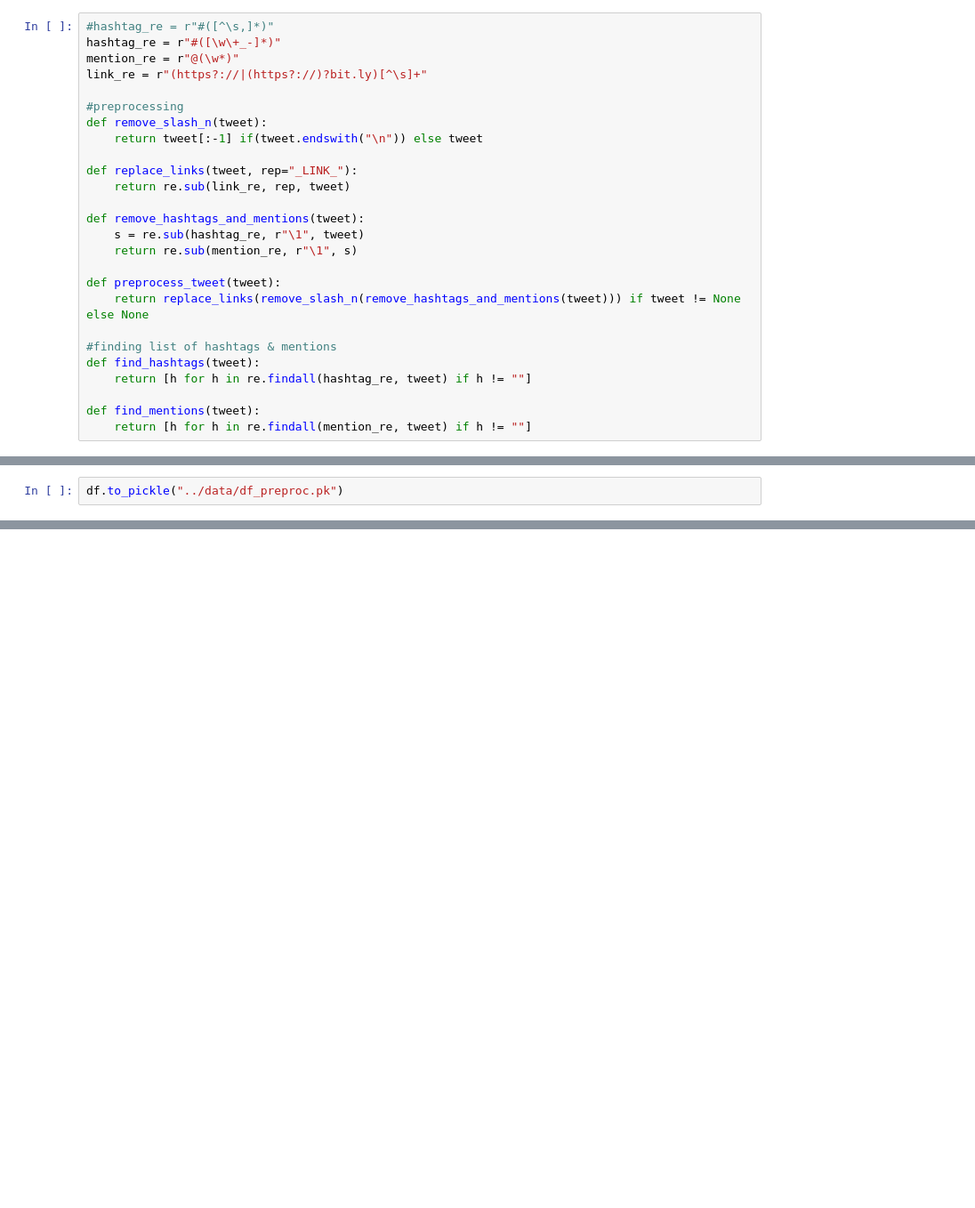
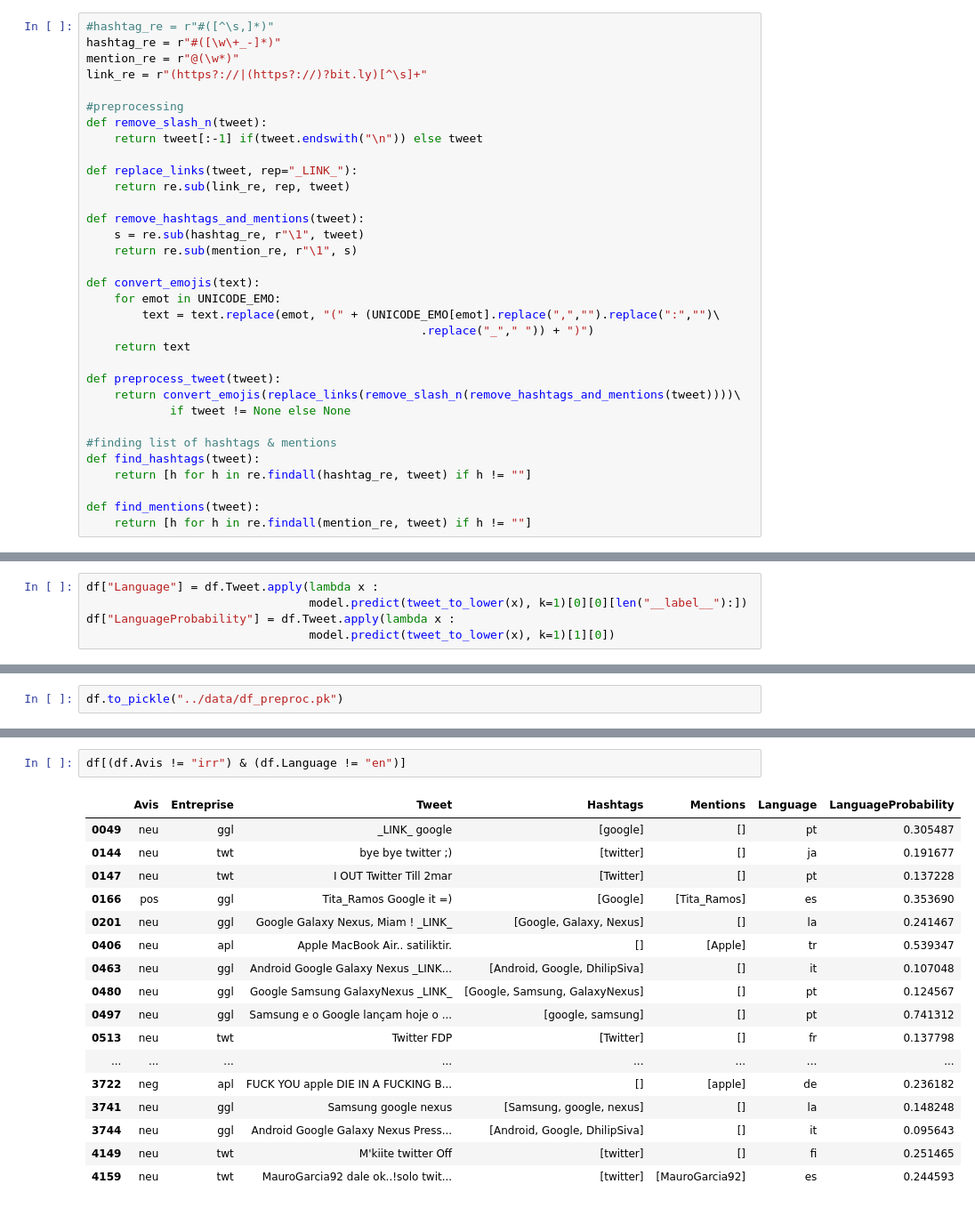
Before and after one commit to al-one-zero/extraction, a Jupyter notebook: notebooks/oussama.ipynb, the cells around one changed output, grey strips where cells are left out. Shown: that part at 89% size. Drawn from its saved outputs; the diff is of its cells as text; blank space fills up the shorter version.

Commit message:
detection de langues + traitement des emojis

```diff
--- a/notebooks/oussama.ipynb
+++ b/notebooks/oussama.ipynb
@@ -127,8 +127,15 @@ def remove_hashtags_and_mentions(tweet):
     s = re.sub(hashtag_re, r"\1", tweet)
     return re.sub(mention_re, r"\1", s)
 
+def convert_emojis(text):
+    for emot in UNICODE_EMO:
+        text = text.replace(emot, "(" + (UNICODE_EMO[emot].replace(",","").replace(":","")\
+                                                .replace("_"," ")) + ")")
+    return text
+
 def preprocess_tweet(tweet):
-    return replace_links(remove_slash_n(remove_hashtags_and_mentions(tweet))) if tweet != None else None
+    return convert_emojis(replace_links(remove_slash_n(remove_hashtags_and_mentions(tweet))))\
+            if tweet != None else None
 
 #finding list of hashtags & mentions
 def find_hashtags(tweet):
@@ -198,0 +177,5 @@ df[df.Tweet.str.contains("/")]
+# %%
+df["Language"] = df.Tweet.apply(lambda x :
+                                model.predict(tweet_to_lower(x), k=1)[0][0][len("__label__"):])
+df["LanguageProbability"] = df.Tweet.apply(lambda x :
+                                model.predict(tweet_to_lower(x), k=1)[1][0])
@@ -200,0 +256,20 @@ df.to_pickle("../data/df_preproc.pk")
+# %%
+df[(df.Avis != "irr") & (df.Language != "en")]
+# %% [output]
+|  | Avis | Entreprise | Tweet | Hashtags | Mentions | Language | LanguageProbability |
+| 0049 | neu | ggl | _LINK_ google | [google] | [] | pt | 0.305487 |
+| 0144 | neu | twt | bye bye twitter ;) | [twitter] | [] | ja | 0.191677 |
+| 0147 | neu | twt | I OUT Twitter Till 2mar | [Twitter] | [] | pt | 0.137228 |
+| 0166 | pos | ggl | Tita_Ramos Google it =) | [Google] | [Tita_Ramos] | es | 0.353690 |
+| 0201 | neu | ggl | Google Galaxy Nexus, Miam ! _LINK_ | [Google, Galaxy, Nexus] | [] | la | 0.241467 |
+| 0406 | neu | apl | Apple MacBook Air.. satiliktir. | [] | [Apple] | tr | 0.539347 |
+| 0463 | neu | ggl | Android Google Galaxy Nexus _LINK... | [Android, Google, DhilipSiva] | [] | it | 0.107048 |
+| 0480 | neu | ggl | Google Samsung GalaxyNexus _LINK_ | [Google, Samsung, GalaxyNexus] | [] | pt | 0.124567 |
+| 0497 | neu | ggl | Samsung e o Google lançam hoje o ... | [google, samsung] | [] | pt | 0.741312 |
+| 0513 | neu | twt | Twitter FDP | [Twitter] | [] | fr | 0.137798 |
+| ... | ... | ... | ... | ... | ... | ... | ... |
+| 3722 | neg | apl | FUCK YOU apple DIE IN A FUCKING B... | [] | [apple] | de | 0.236182 |
+| 3741 | neu | ggl | Samsung google nexus | [Samsung, google, nexus] | [] | la | 0.148248 |
+| 3744 | neu | ggl | Android Google Galaxy Nexus Press... | [Android, Google, DhilipSiva] | [] | it | 0.095643 |
+| 4149 | neu | twt | M'kiite twitter Off | [twitter] | [] | fi | 0.251465 |
+| 4159 | neu | twt | MauroGarcia92 dale ok..!solo twit... | [twitter] | [MauroGarcia92] | es | 0.244593 |
```
Also changed, not shown: parts of 14 cells of this notebook, 1 other file.
